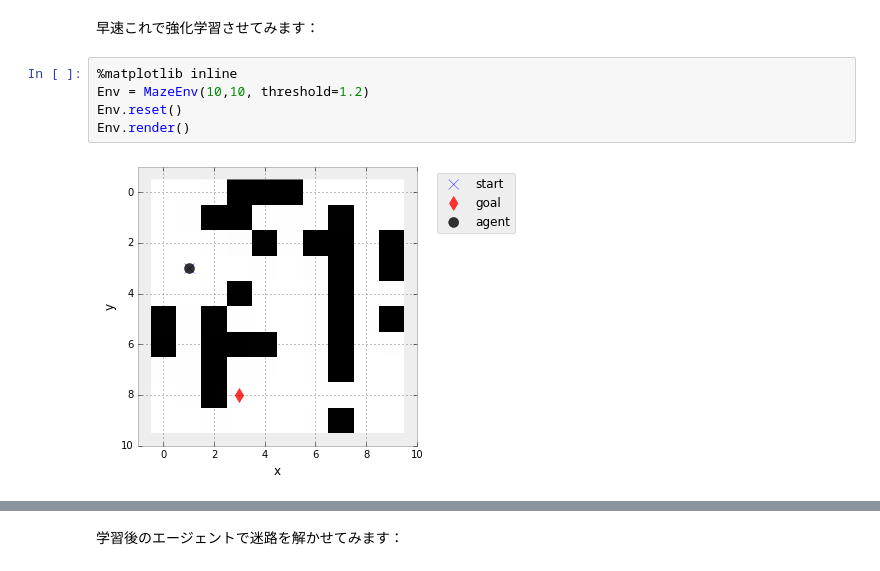
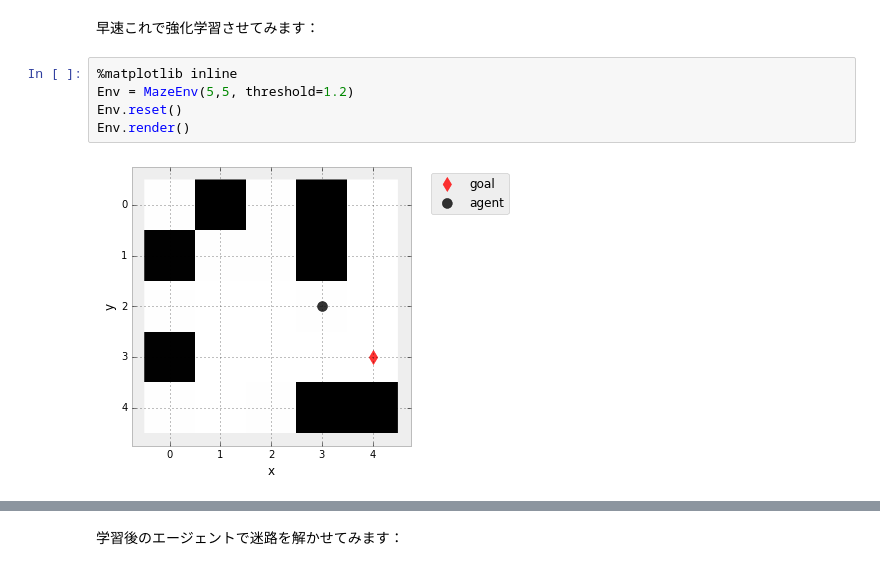
Before and after one commit to AkinoriTanaka-phys/HPC-Phys_tutorial_and_hands-on, a Jupyter notebook: section2.ipynb, the cells around one changed output, grey strips where cells are left out. Cells and saved outputs as stored; diff of their text form.

```diff
--- a/section2.ipynb
+++ b/section2.ipynb
@@ -321,11 +321,11 @@ class SARSA_optimizer(Optimizer):
 早速これで強化学習させてみます：
 # %%
 %matplotlib inline
-Env = MazeEnv(10,10, threshold=1.2)
+Env = MazeEnv(5,5, threshold=1.2)
 Env.reset()
 Env.render()
 # %% [output]
-[figure, old version]
+[figure, new version]
 # %%
 %%time
 q = Parameters(Env)
```
Also changed, not shown: parts of 3 cells of this notebook, 2 other files.
